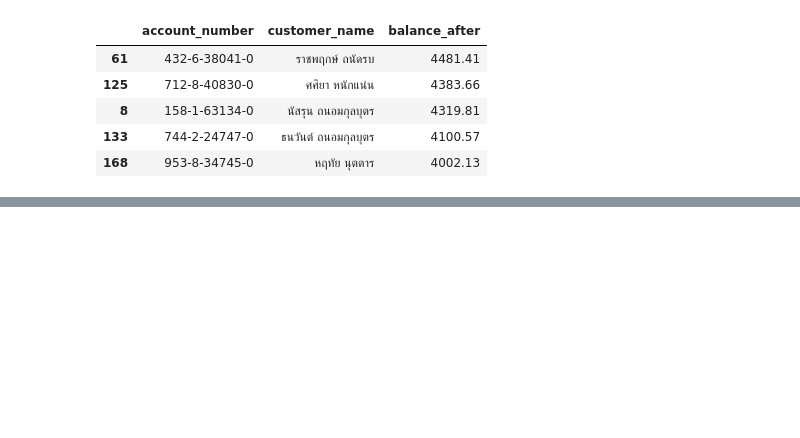
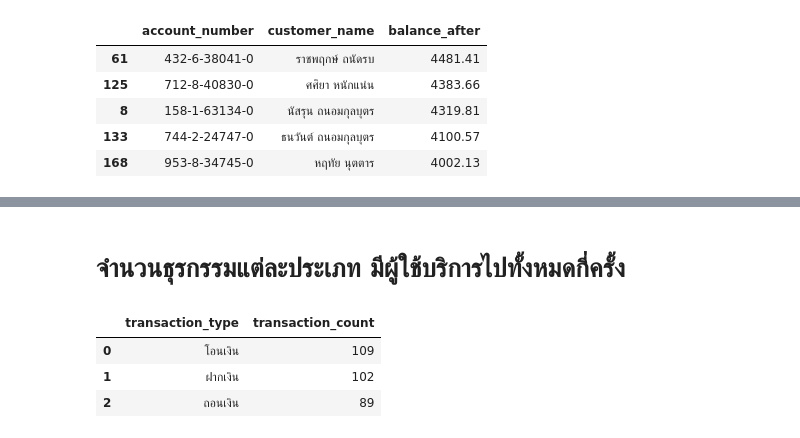
Before and after one commit to natchanant-arch/Project_Savings_Cooperative, a Jupyter notebook: FINAL_PRO.ipynb, the cells around one changed output, grey strips where cells are left out. Drawn from its saved outputs; the diff is of its cells as text; code cells hidden in the pictures; blank space fills up the shorter version.

```diff
--- a/FINAL_PRO.ipynb
+++ b/FINAL_PRO.ipynb
@@ -877,0 +902,16 @@ top5_net_balance
+# %% [markdown]
+# จำนวนธุรกรรมแต่ละประเภท มีผู้ใช้บริการไปทั้งหมดกี่ครั้ง
+# %%
+query_3 = """
+    SELECT transaction_type, COUNT(*) AS transaction_count
+    FROM all_data
+    GROUP BY transaction_type
+    ORDER BY transaction_count DESC;
+"""
+df = pd.read_sql(query_3, con=conn)
+df.head()
+# %% [output]
+|  | transaction_type | transaction_count |
+| 0 | โอนเงิน | 109 |
+| 1 | ฝากเงิน | 102 |
+| 2 | ถอนเงิน | 89 |
```
Also changed, not shown: parts of 19 cells of this notebook.
